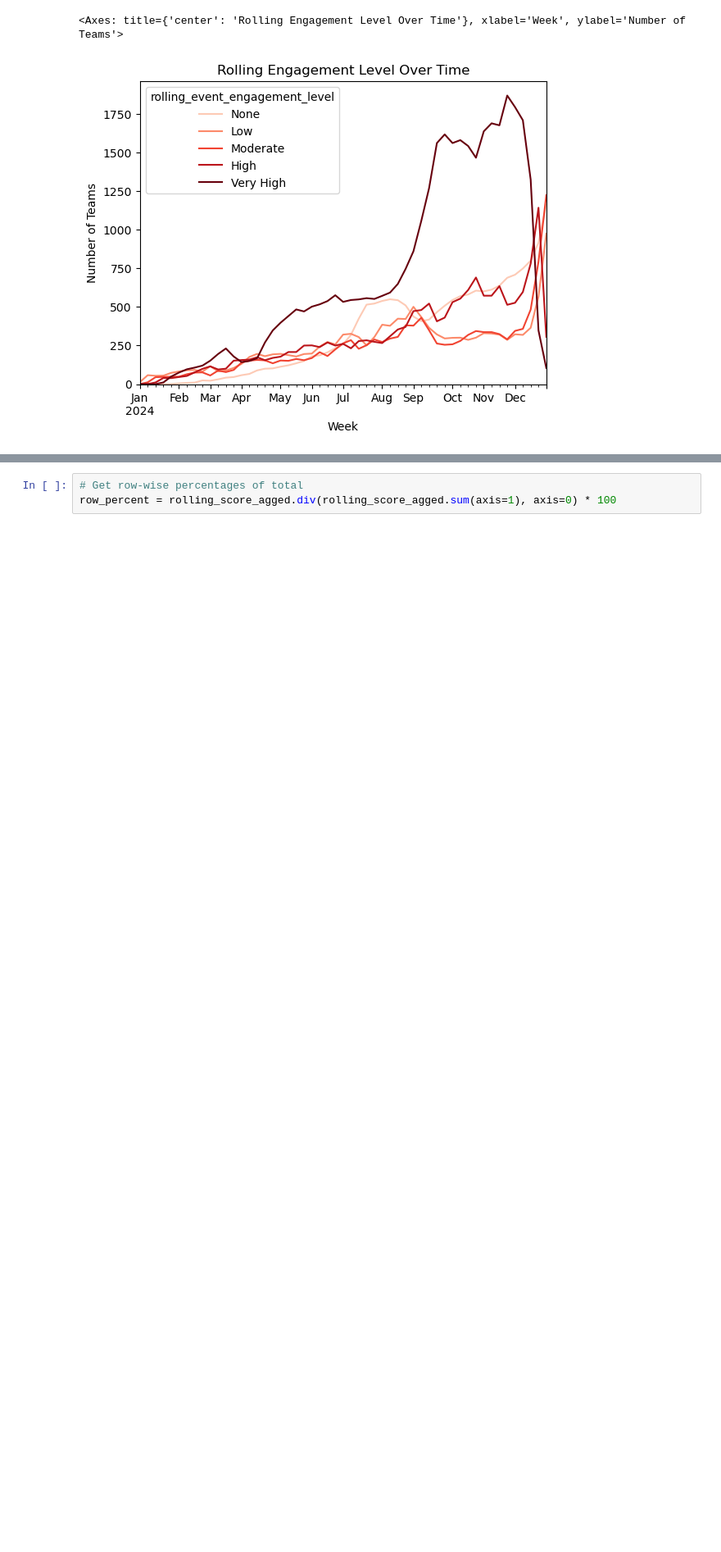
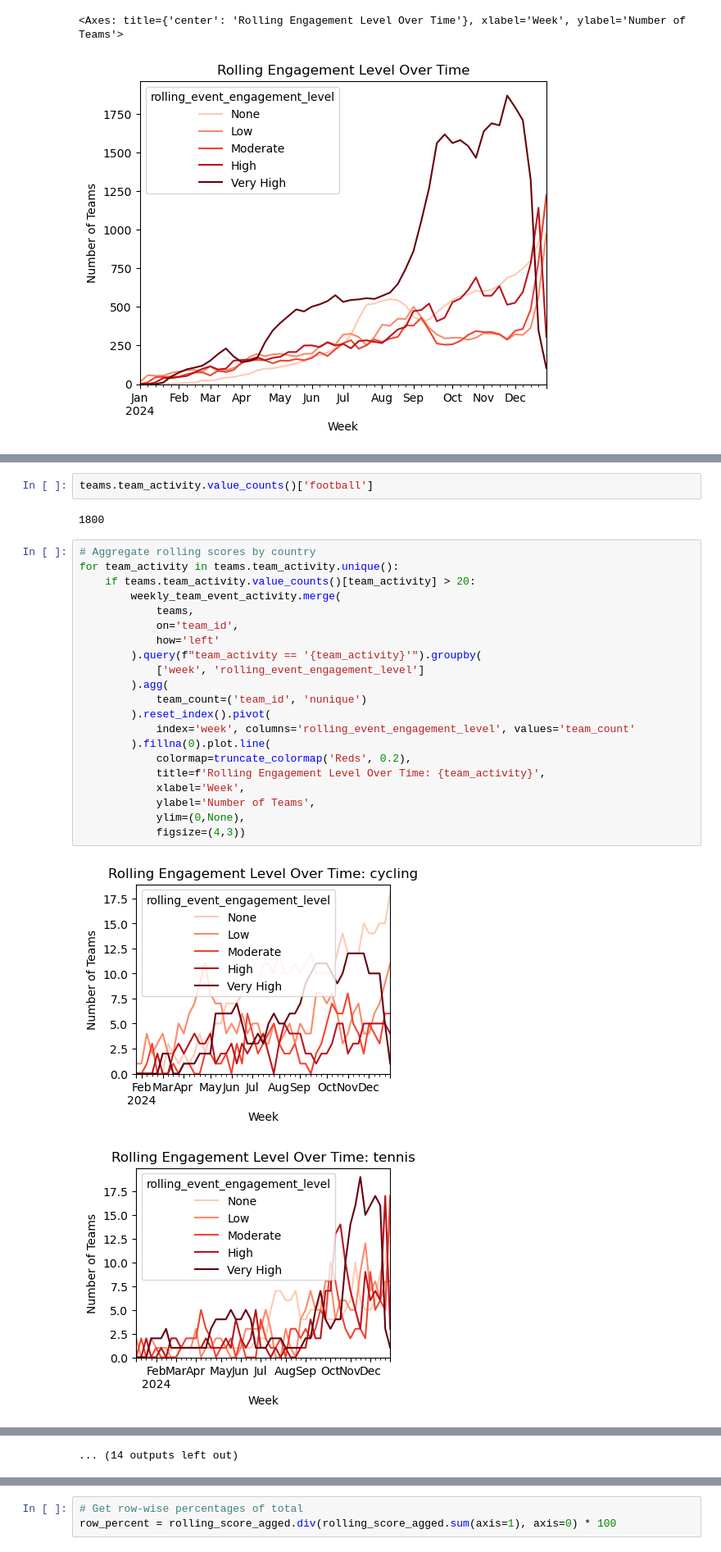
Before and after one commit to kevmb99/spond_interview, a Jupyter notebook: eda.ipynb, the cells around one changed output, grey strips where cells are left out. Shown at 82% size. Cells and saved outputs as stored; diff of their text form; blank space fills up the shorter version.

```diff
--- a/eda.ipynb
+++ b/eda.ipynb
@@ -563,0 +589,28 @@ rolling_score_agged.plot.line(
+# %%
+teams.team_activity.value_counts()['football']
+# %% [output]
+1800
+# %%
+# Aggregate rolling scores by country
+for team_activity in teams.team_activity.unique():
+    if teams.team_activity.value_counts()[team_activity] > 20:
+        weekly_team_event_activity.merge(
+            teams,
+            on='team_id',
+            how='left'
+        ).query(f"team_activity == '{team_activity}'").groupby(
+            ['week', 'rolling_event_engagement_level']
+        ).agg(
+            team_count=('team_id', 'nunique')
+        ).reset_index().pivot(
+            index='week', columns='rolling_event_engagement_level', values='team_count'
+        ).fillna(0).plot.line(
+            colormap=truncate_colormap('Reds', 0.2),
+            title=f'Rolling Engagement Level Over Time: {team_activity}',
+            xlabel='Week',
+            ylabel='Number of Teams',
+            ylim=(0,None),
+            figsize=(4,3))
+# %% [output]
+[figure, added]
+[figure, added]
@@ -563,0 +627 @@ rolling_score_agged.plot.line(
+... (14 outputs left out)
```
Also changed, not shown: parts of 7 cells of this notebook, 1 other file.
